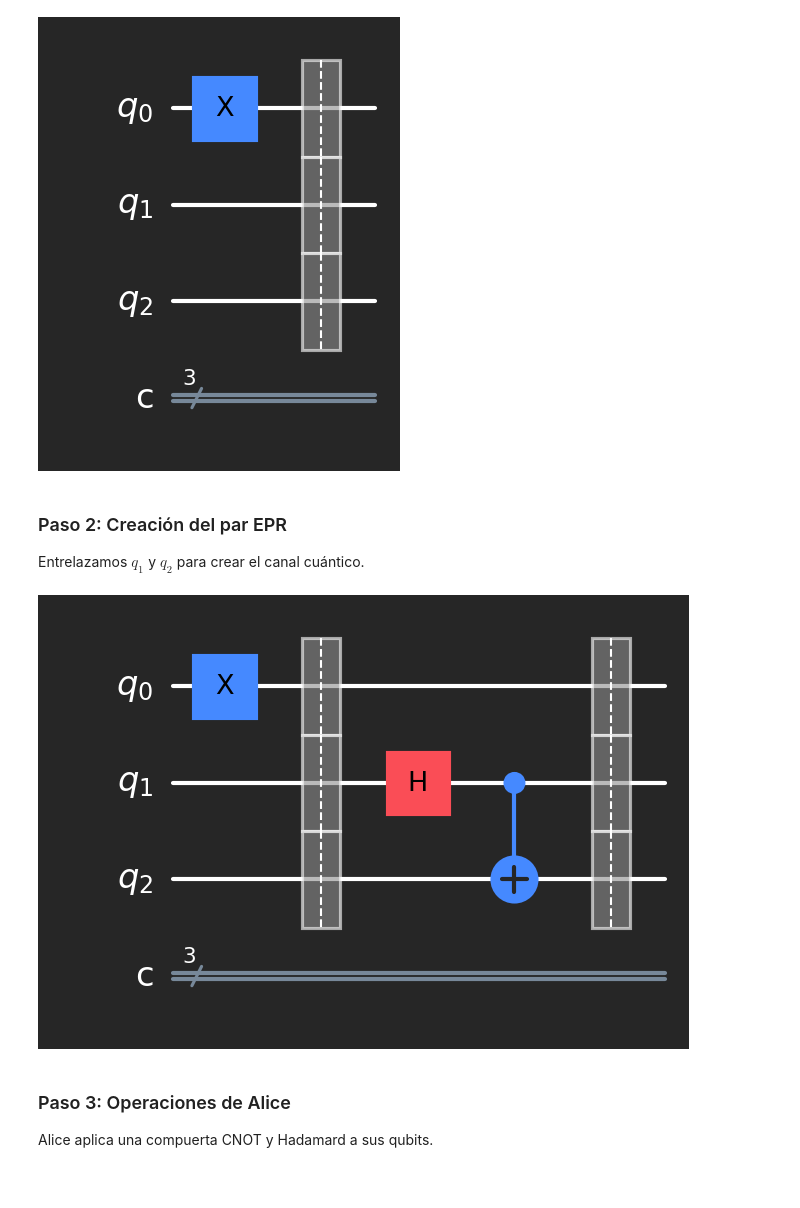
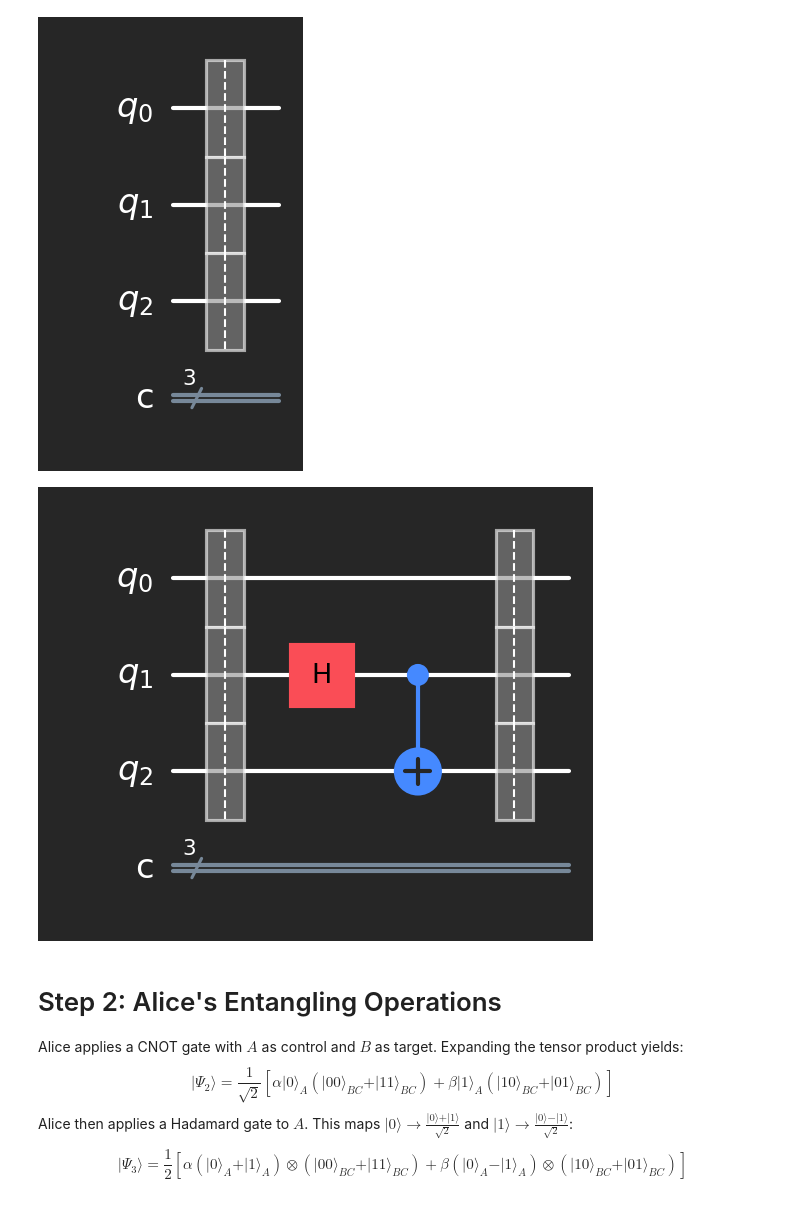
Before and after one commit to AngelGab3/Quantum-Computing, a Jupyter notebook: Quantum_Teleportation.ipynb, the cells around one changed output. Drawn from its saved outputs; the diff is of its cells as text; code cells hidden in the pictures.

```diff
--- a/Quantum_Teleportation.ipynb
+++ b/Quantum_Teleportation.ipynb
@@ -35,17 +54,12 @@ Preparamos el qubit $q_0$ en el estado que queremos teletransportar (en este cas
 # %%
 qr = QuantumRegister(3, name="q")
 cr = ClassicalRegister(3, name="c")
 step_circuit = QuantumCircuit(qr, cr)
-
-step_circuit.x(0)
 step_circuit.barrier()
 
 display(step_circuit.draw(output='mpl', style='iqp-dark'))
 # %% [output]
-[figure, old version]
+[figure, new version]
-# %% [markdown]
-### Paso 2: Creación del par EPR
-Entrelazamos $q_1$ y $q_2$ para crear el canal cuántico.
 # %%
 step_circuit.h(1)
 step_circuit.cx(1, 2)
@@ -53,7 +67,9 @@ step_circuit.barrier()
 
 display(step_circuit.draw(output='mpl', style='iqp-dark'))
 # %% [output]
-[figure, old version]
+[figure, new version]
-# %% [markdown]
-### Paso 3: Operaciones de Alice
-Alice aplica una compuerta CNOT y Hadamard a sus qubits.
+# %% [markdown]
+# Step 2: Alice's Entangling Operations
+Alice applies a CNOT gate with $A$ as control and $B$ as target. Expanding the tensor product yields:
+  $$\vert{}\Psi_2\rangle = \frac{1}{\sqrt{2}} \left[ \alpha\vert{}0\rangle_A (\vert{}00\rangle_{BC} + \vert{}11\rangle_{BC}) + \beta\vert{}1\rangle_A (\vert{}10\rangle_{BC} + \vert{}01\rangle_{BC}) \right]$$Alice then applies a Hadamard gate to $A$. This maps $\vert{}0\rangle \to \frac{\vert{}0\rangle + \vert{}1\rangle}{\sqrt{2}}$ and $\vert{}1\rangle \to \frac{\vert{}0\rangle - \vert{}1\rangle}{\sqrt{2}}$:
+  $$\vert{}\Psi_3\rangle = \frac{1}{2} \left[ \alpha(\vert{}0\rangle_A + \vert{}1\rangle_A) \otimes (\vert{}00\rangle_{BC} + \vert{}11\rangle_{BC}) + \beta(\vert{}0\rangle_A - \vert{}1\rangle_A) \otimes (\vert{}10\rangle_{BC} + \vert{}01\rangle_{BC}) \right]$$
```
Also changed, not shown: parts of 16 cells of this notebook.
